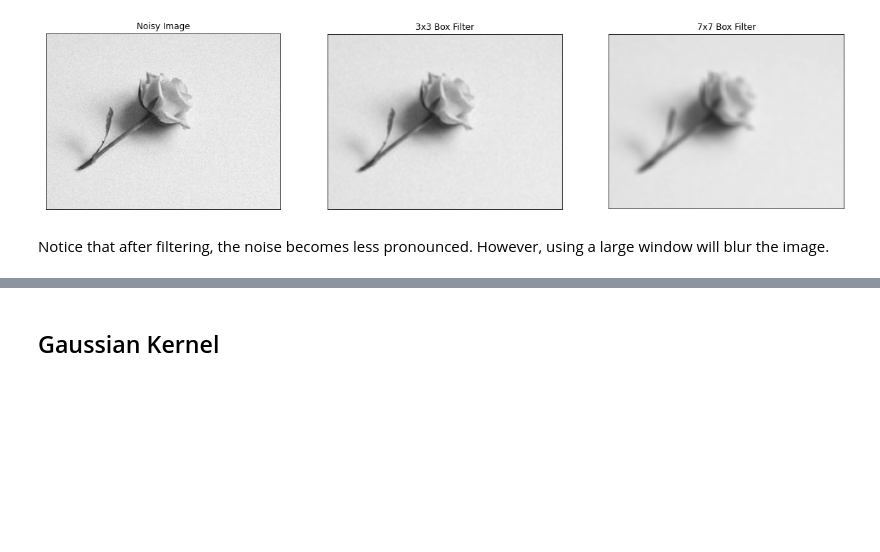
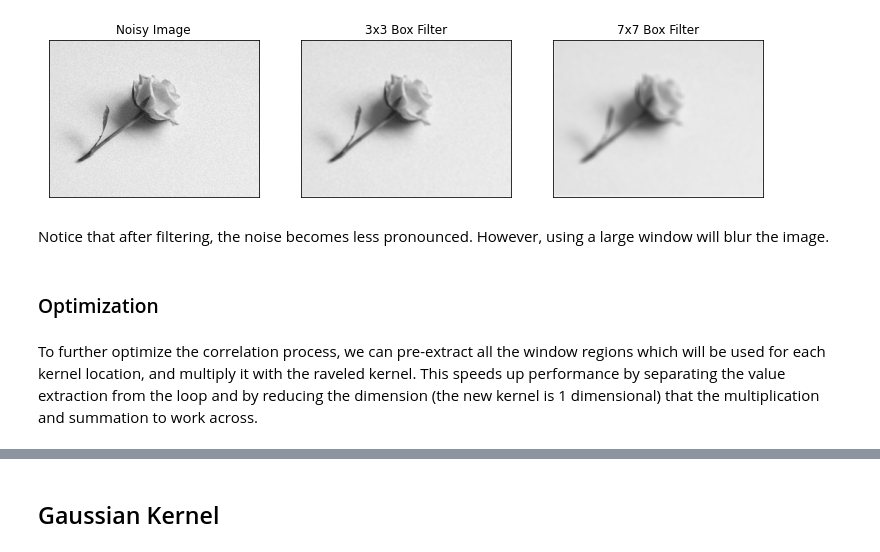
Before and after one commit to 0WN463/wellspring, a Jupyter notebook: computer-vision/filtering.ipynb, the cells around one changed output, grey strips where cells are left out. Drawn from its saved outputs; the diff is of its cells as text; code cells hidden in the pictures; blank space fills up the shorter version.

Commit message:
Complete filtering for computer vision. Also extracts function from notebook

```diff
--- a/computer-vision/filtering.ipynb
+++ b/computer-vision/filtering.ipynb
@@ -99,12 +116,17 @@ def box_filter(size):
 # %%
 noisy_image = gaussian_noise(rose_image_grey, sigma=5)
 
 show_images([(noisy_image, 'Noisy Image'),
-            (correlate(noisy_image, box_filter(3)), '3x3 Box Filter'),
-            (correlate(noisy_image, box_filter(7)), '7x7 Box Filter')
+            (naive_correlate(noisy_image, box_filter(3)), '3x3 Box Filter'),
+            (naive_correlate(noisy_image, box_filter(7)), '7x7 Box Filter')
             ])
 # %% [output]
-[figure, old version]
+[figure, new version]
 # %% [markdown]
 Notice that after filtering, the noise becomes less pronounced.
 However, using a large window will blur the image.
+# %% [markdown]
+### Optimization
+# %% [markdown]
+To further optimize the correlation process, we can pre-extract all the window regions which will be used for each kernel location, and multiply it with the raveled kernel.
+This speeds up performance by separating the value extraction from the loop and by reducing the dimension (the new kernel is 1 dimensional) that the multiplication and summation to work across.
```
Also changed, not shown: parts of 103 cells of this notebook, 10 other files.
